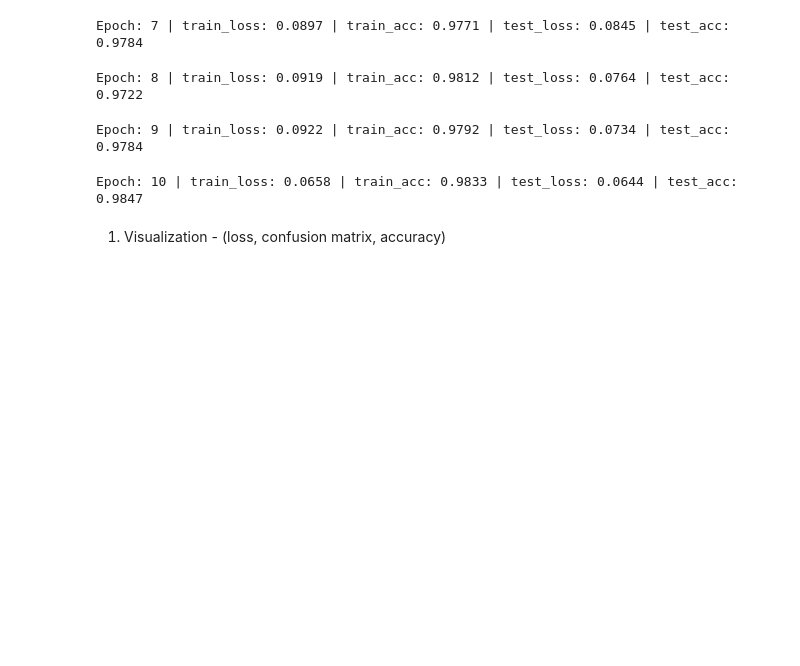
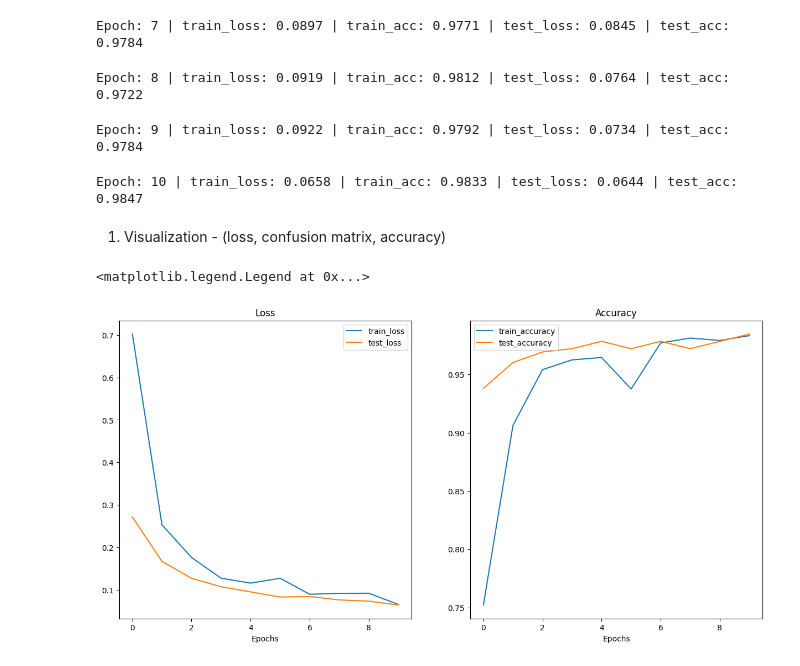
Before and after one commit to gaurav-jo1/Machine-Learning-Essentials, a Jupyter notebook: project/model.ipynb, the cells around one changed output. Cells and saved outputs as stored; diff of their text form; code cells hidden in the pictures; blank space fills up the shorter version.

```diff
--- a/project/model.ipynb
+++ b/project/model.ipynb
@@ -274,3 +236,32 @@ Epoch: 9 | train_loss: 0.0922 | train_acc: 0.9792 | test_loss: 0.0734 | test_acc
 Epoch: 10 | train_loss: 0.0658 | train_acc: 0.9833 | test_loss: 0.0644 | test_acc: 0.9847
 # %% [markdown]
 1. Visualization - (loss, confusion matrix, accuracy)
+# %%
+loss = vit_results["train_loss"]
+test_loss = vit_results["test_loss"]
+
+accuracy = vit_results["train_acc"]
+test_accuracy = vit_results["test_acc"]
+
+epochs = range(len(vit_results["train_loss"]))
+
+plt.figure(figsize=(15, 7))
+
+plt.subplot(1, 2, 1)
+
+plt.plot(epochs, loss, label="train_loss")
+plt.plot(epochs, test_loss, label="test_loss")
+plt.title("Loss")
+plt.xlabel("Epochs")
+plt.legend()
+
+# Plot accuracy
+plt.subplot(1, 2, 2)
+plt.plot(epochs, accuracy, label="train_accuracy")
+plt.plot(epochs, test_accuracy, label="test_accuracy")
+plt.title("Accuracy")
+plt.xlabel("Epochs")
+plt.legend()
+# %% [output]
+<matplotlib.legend.Legend at 0x...>
+[figure, added]
```
Also changed, not shown: parts of 2 cells of this notebook, 1 other file.
